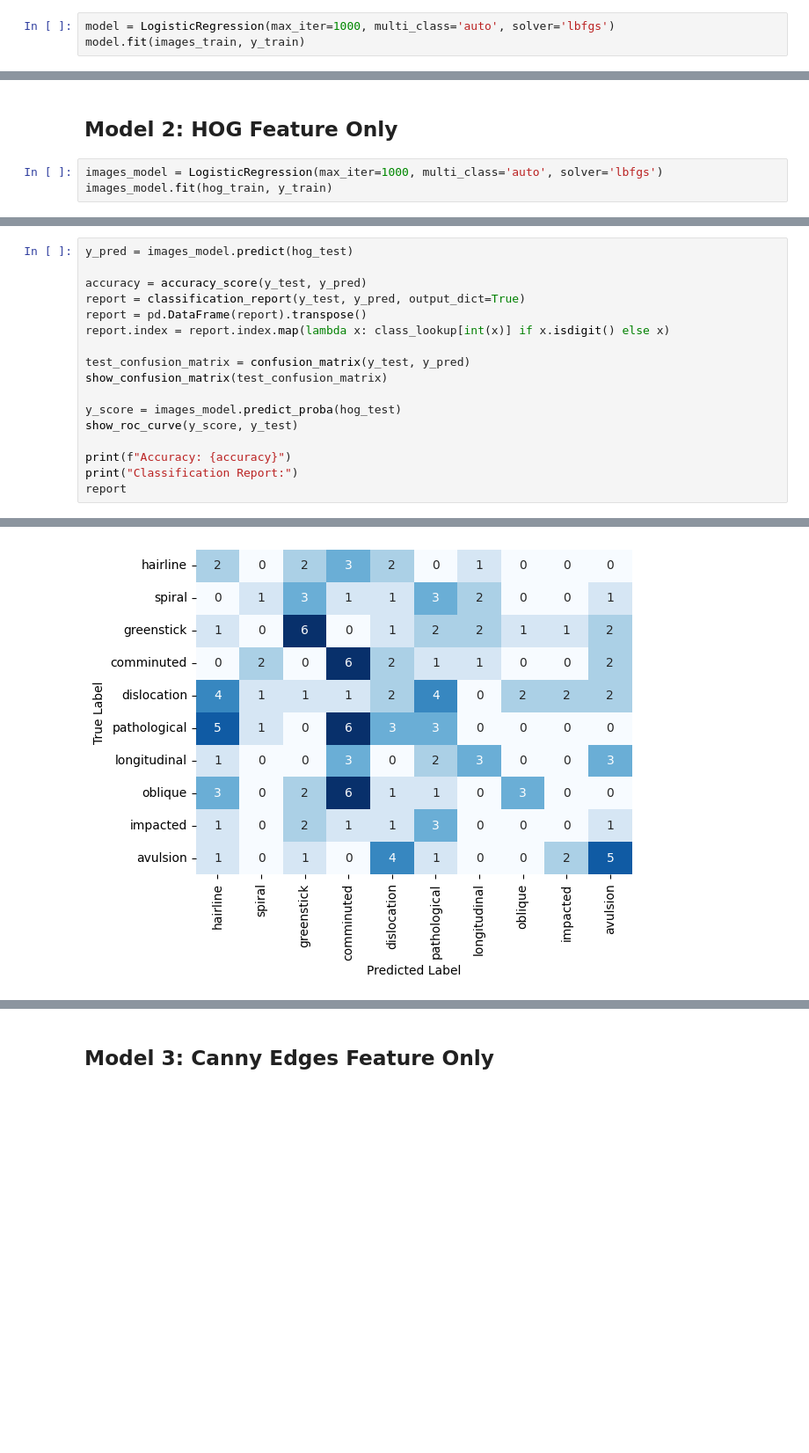
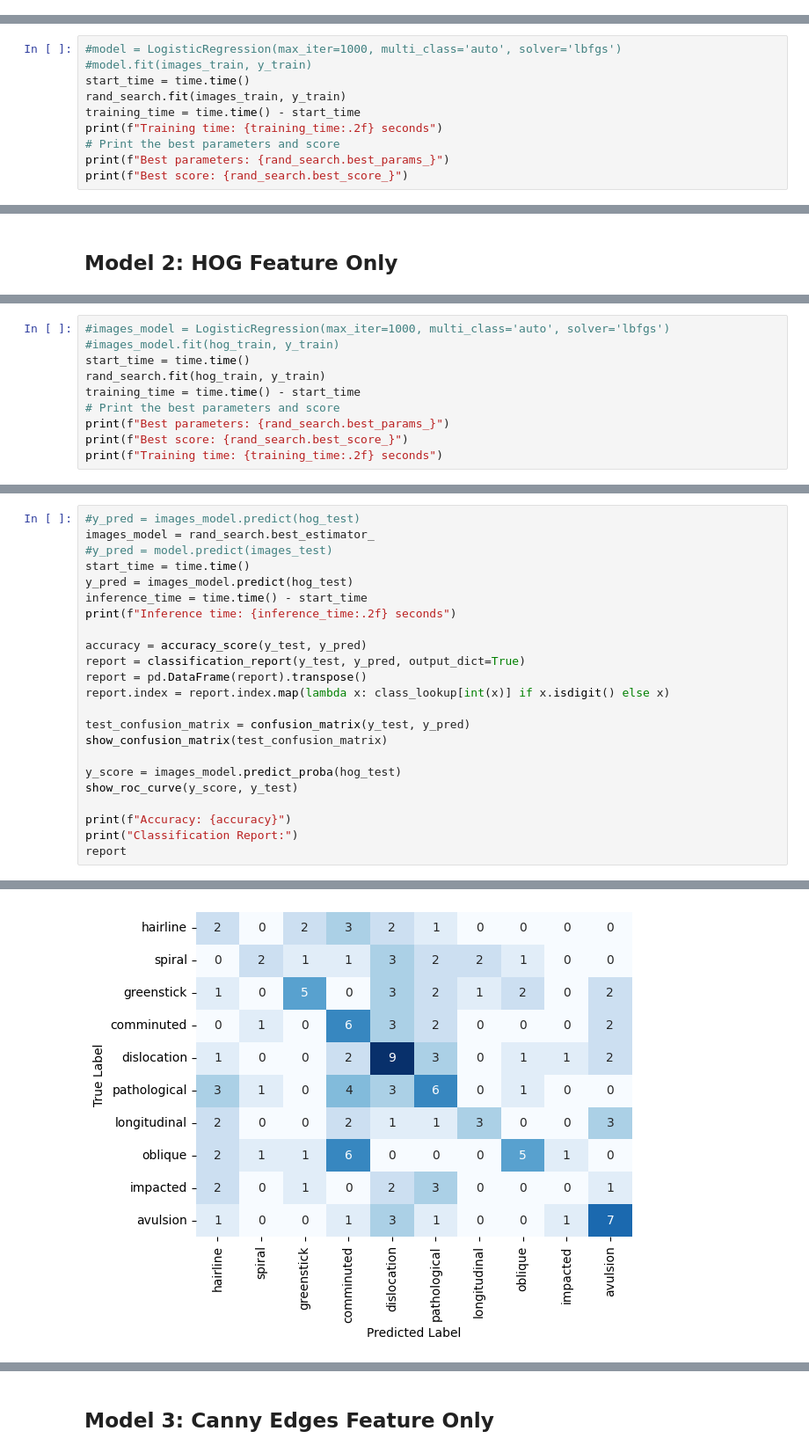
Before and after one commit to davidsolow/fracture-classification, a Jupyter notebook: notebooks/linear.ipynb, the cells around one changed output, grey strips where cells are left out. Shown at 88% size. Drawn from its saved outputs; the diff is of its cells as text; blank space fills up the shorter version.

Commit message:
added hyperparameter search

```diff
--- a/notebooks/linear.ipynb
+++ b/notebooks/linear.ipynb
@@ -75,5 +88,2 @@ def show_roc_curve(y_score, y_test):
 # %% [markdown]
 ## Model 1: Images Only
-# %%
-model = LogisticRegression(max_iter=1000, multi_class='auto', solver='lbfgs')
-model.fit(images_train, y_train)
@@ -81,0 +90,10 @@ LogisticRegression(max_iter=1000)
+# %%
+#model = LogisticRegression(max_iter=1000, multi_class='auto', solver='lbfgs')
+#model.fit(images_train, y_train)
+start_time = time.time()
+rand_search.fit(images_train, y_train)
+training_time = time.time() - start_time
+print(f"Training time: {training_time:.2f} seconds")
+# Print the best parameters and score
+print(f"Best parameters: {rand_search.best_params_}")
+print(f"Best score: {rand_search.best_score_}")
@@ -127,5 +155,2 @@ Classification Report:
 # %% [markdown]
 ## Model 2: HOG Feature Only
-# %%
-images_model = LogisticRegression(max_iter=1000, multi_class='auto', solver='lbfgs')
-images_model.fit(hog_train, y_train)
@@ -133,0 +157,10 @@ LogisticRegression(max_iter=1000)
+# %%
+#images_model = LogisticRegression(max_iter=1000, multi_class='auto', solver='lbfgs')
+#images_model.fit(hog_train, y_train)
+start_time = time.time()
+rand_search.fit(hog_train, y_train)
+training_time = time.time() - start_time
+# Print the best parameters and score
+print(f"Best parameters: {rand_search.best_params_}")
+print(f"Best score: {rand_search.best_score_}")
+print(f"Training time: {training_time:.2f} seconds")
@@ -134,5 +171,11 @@ LogisticRegression(max_iter=1000)
 # %%
+#y_pred = images_model.predict(hog_test)
+images_model = rand_search.best_estimator_
+#y_pred = model.predict(images_test)
+start_time = time.time()
 y_pred = images_model.predict(hog_test)
+inference_time = time.time() - start_time
+print(f"Inference time: {inference_time:.2f} seconds")
 
 accuracy = accuracy_score(y_test, y_pred)
 report = classification_report(y_test, y_pred, output_dict=True)
@@ -152 +196 @@ report
-[figure, old version]
+[figure, new version]
```
Also changed, not shown: parts of 18 cells of this notebook, 1 other file.
